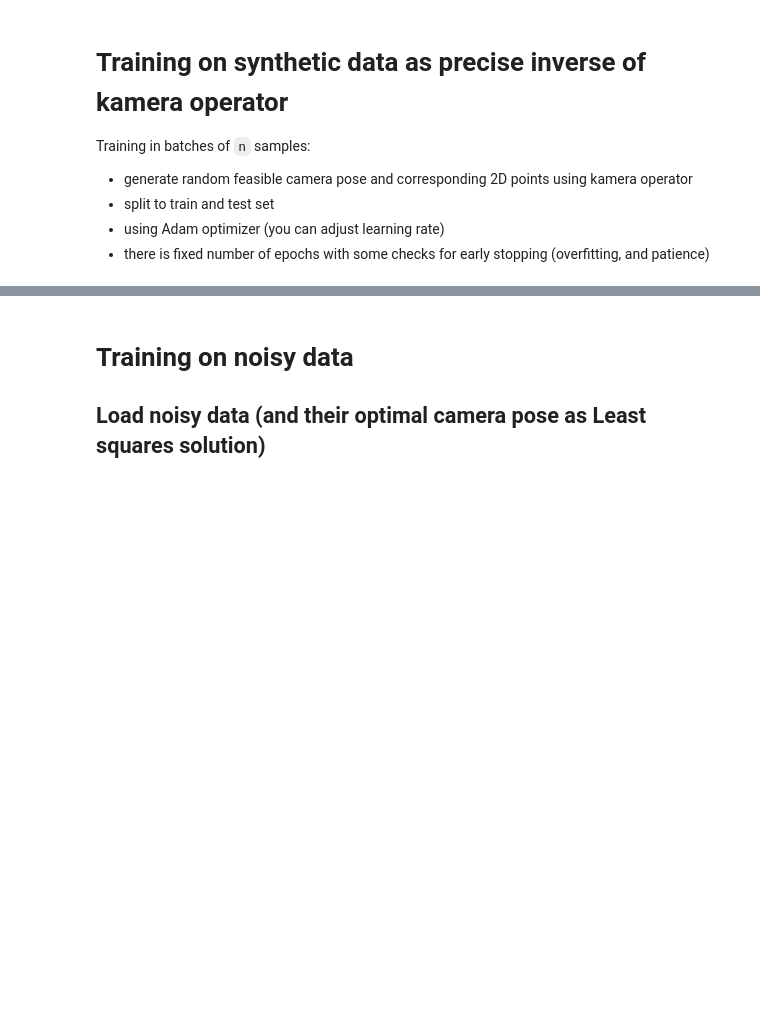
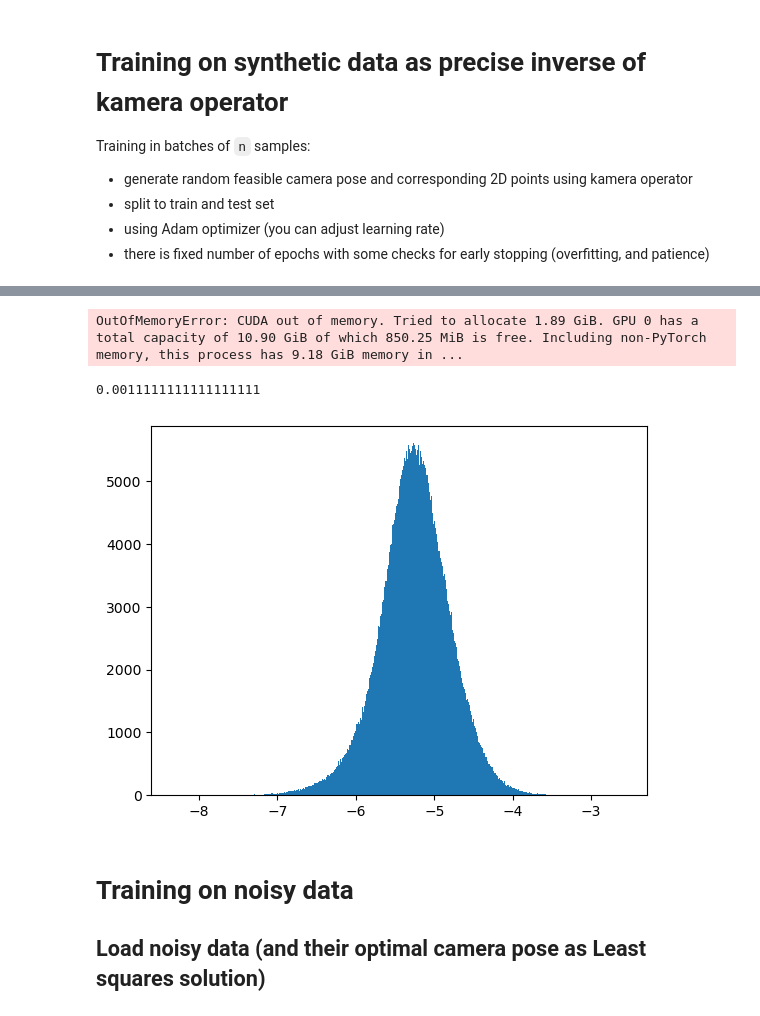
Before and after one commit to Beremi/kamera_NN, a Jupyter notebook: neural_network_training/train_NN.ipynb, the cells around one changed output, grey strips where cells are left out. Cells and saved outputs as stored; diff of their text form; code cells hidden in the pictures; blank space fills up the shorter version.

```diff
--- a/neural_network_training/train_NN.ipynb
+++ b/neural_network_training/train_NN.ipynb
@@ -74,4 +141,9 @@ Training in batches of `n` samples:
 - split to train and test set
 - using Adam optimizer (you can adjust learning rate)
 - there is fixed number of epochs with some checks for early stopping (overfitting, and patience)
+# %%
+# Define the loss function and the optimizer
+criterion = nn.MSELoss()
+optimizer = torch.optim.LBFGS(model.parameters(), lr=0.5, line_search_fn='strong_wolfe') # Use the L-BFGS optimizer
+#optimizer = torch.optim.Adam(model.parameters(), lr=0.0000001)  # Decrease the learning rate
 # %%
@@ -139,0 +261,35 @@ model.to(device)
+# %%
+n = int(1e6)  # number of samples
+output_data = bounds * (np.random.rand(n, 6) - 0.5) * 2  # generate random camera positions and orientations
+input_data1 = kamera(output_data)  # calculate the corresponding points positions in the image
+input_data2 = compute_distances_angles_efficient(input_data1)
+input_data = np.hstack([input_data1, input_data2])
+
+# divide the data into training and testing sets
+X_train, X_test, y_train, y_test = train_test_split(input_data, output_data, test_size=0.99, random_state=42)
+
+# Convert data to PyTorch tensors and send to the device (GPU if available)
+X_train_tensor = torch.tensor(X_train, dtype=torch.float32).to(device)
+y_train_tensor = torch.tensor(y_train, dtype=torch.float32).to(device)
+X_test_tensor = torch.tensor(X_test, dtype=torch.float32).to(device)
+y_test_tensor = torch.tensor(y_test, dtype=torch.float32).to(device)
+
+with torch.no_grad():
+    outputs = model(X_test_tensor)
+    loss2 = criterion(outputs, y_test_tensor)
+# %% [output]
+OutOfMemoryError: CUDA out of memory. Tried to allocate 1.89 GiB. GPU 0 has a total capacity of 10.90 GiB of which 850.25 MiB is free. Including non-PyTorch memory, this process has 9.18 GiB memory in ...
+# %%
+import matplotlib.pyplot as plt
+
+plt.hist(np.log10(np.linalg.norm(X_test_tensor[:,:10].detach().cpu().numpy() - kamera(outputs.detach().cpu().numpy()),axis=1)**2), bins=1000);
+np.sum(
+    np.log10(
+        np.linalg.norm(
+            X_test_tensor[:, :10].detach().cpu().numpy() -
+            kamera(
+                outputs.detach().cpu().numpy()),
+            axis=1)**2)>-3)/(n*0.99)*100
+# %% [output]
+0.0011111111111111111
+[figure, added]
```
Also changed, not shown: parts of 15 cells of this notebook, 1 other file.
